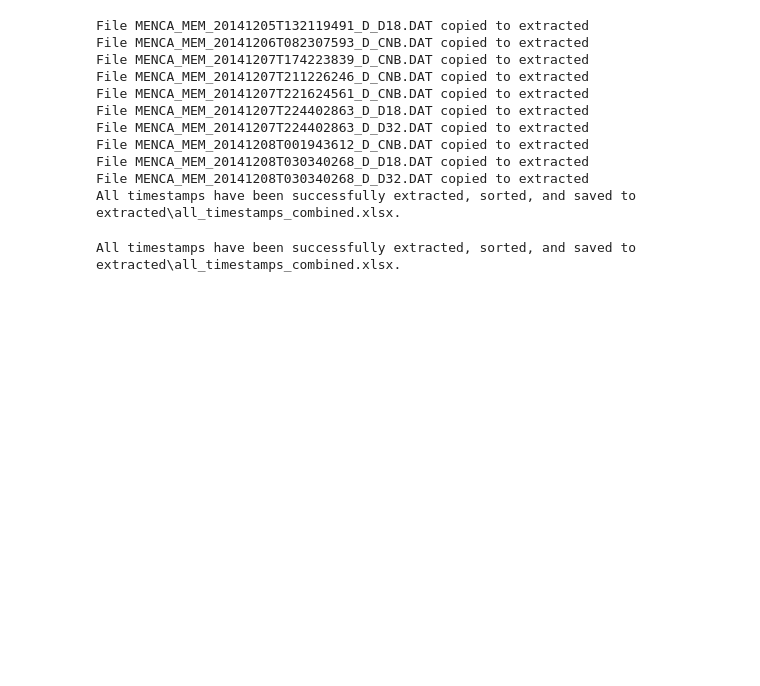
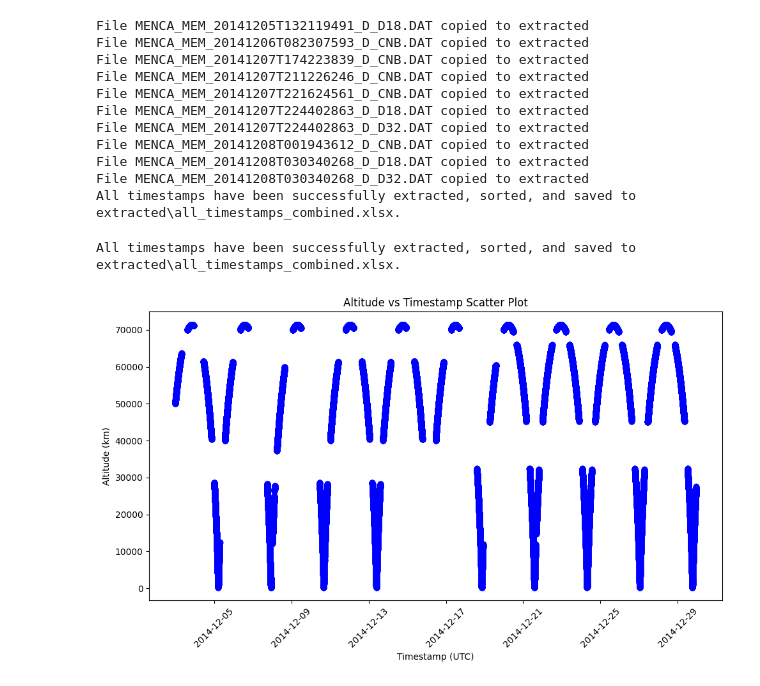
Before and after one commit to Priyans4475/menca-data, a Jupyter notebook: Untitled.ipynb, the cells around one changed output. Saved outputs shown, nothing was run; the diff lists cells and outputs as text; code cells hidden in the pictures; blank space fills up the shorter version.

Commit message:
Add graph in the code

```diff
--- a/Untitled.ipynb
+++ b/Untitled.ipynb
@@ -487,3 +487,37 @@ combined_df = combined_df.sort_values(by='Timestamp')
 
 # Save the sorted dataframe into a new Excel file
 combined_df.to_excel("allCombine.xlsx", index=False)
+# %%
+import pandas as pd
+import matplotlib.pyplot as plt
+
+# Read the Excel file from "Sheet2"
+file_path = "DEC2014_output.xlsx"
+df = pd.read_excel(file_path, sheet_name='Sheet2')  # Use the sheet name 'Sheet2'
+
+# Convert 'Timestamp (UTC)' column to datetime format
+df['Timestamp (UTC)'] = pd.to_datetime(df['Timestamp (UTC)'], errors='coerce')
+
+# Check if 'Altitude (km)' column exists
+if 'Altitude (km)' not in df.columns:
+    raise ValueError("The 'Altitude (km)' column is not found in the Excel file.")
+
+# Create a scatter plot
+plt.figure(figsize=(10, 6))  # Optional: Adjust the figure size
+plt.scatter(df['Timestamp (UTC)'], df['Altitude (km)'], color='blue', marker='o')
+
+# Set plot title and labels
+plt.title('Altitude vs Timestamp Scatter Plot')
+plt.xlabel('Timestamp (UTC)')
+plt.ylabel('Altitude (km)')
+
+# Rotate x-axis labels for better readability
+plt.xticks(rotation=45)
+
+# Adjust layout to prevent label overlap
+plt.tight_layout()
+
+# Display the plot
+plt.show()
+# %% [output]
+[figure, added]
```
Also changed, not shown: parts of 10 cells of this notebook.
